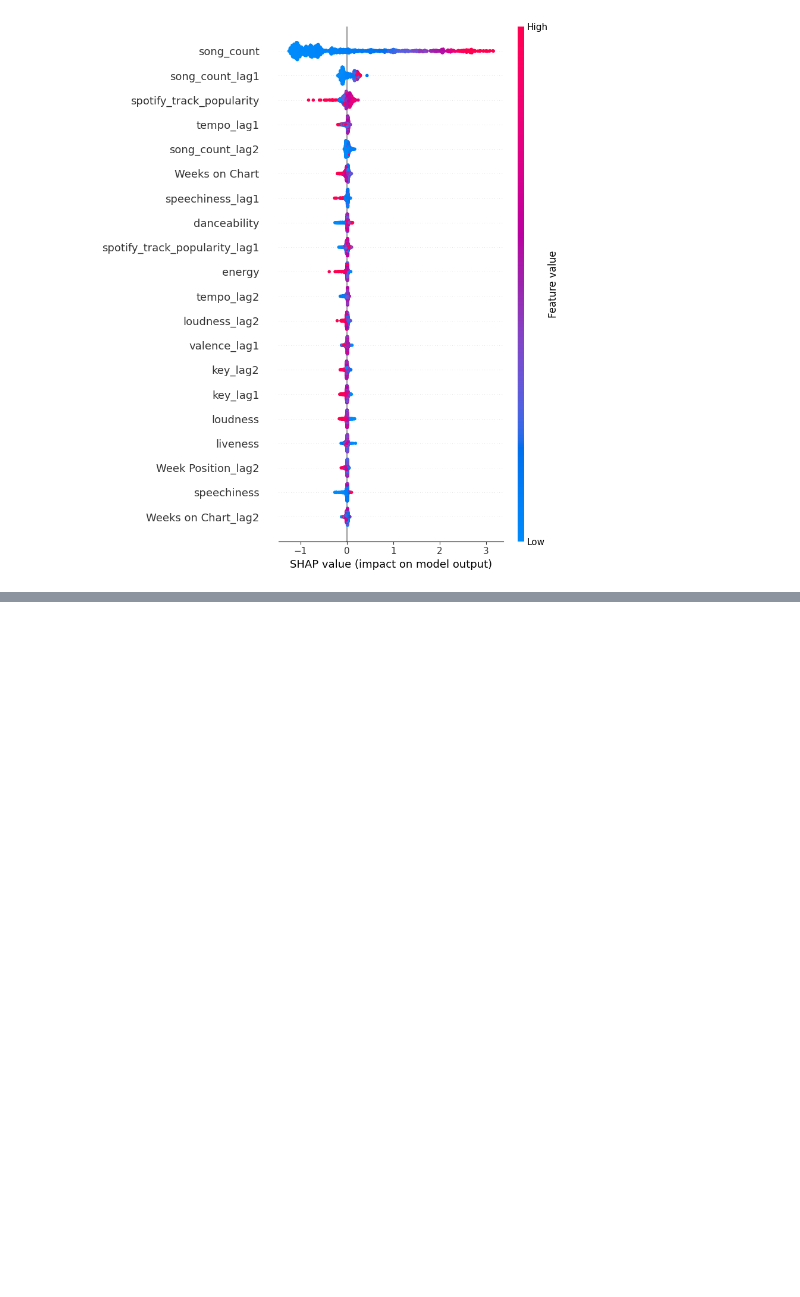
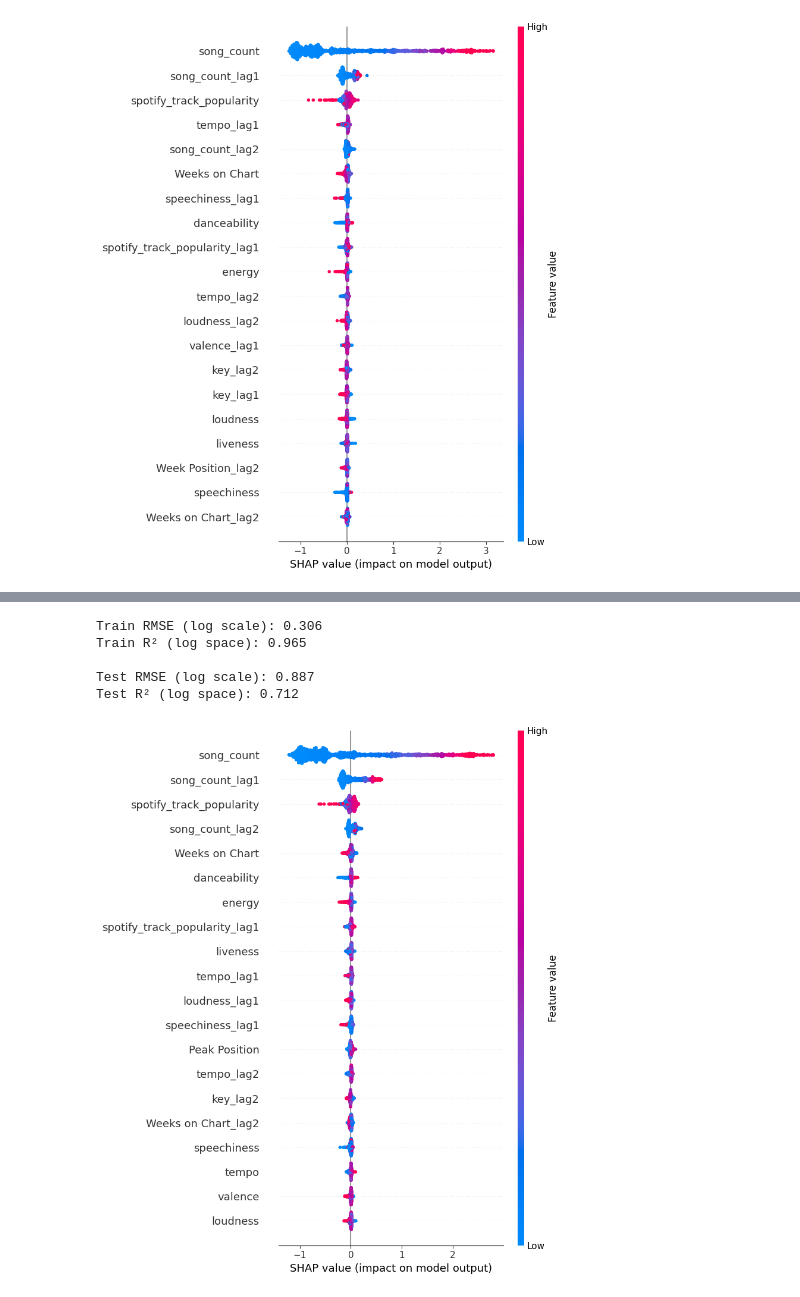
Before and after one commit to dcsajdak/MusicGenreTrends, a Jupyter notebook: MusicTrendForecasting.ipynb, the cells around one changed output, grey strips where cells are left out. Cells and saved outputs as stored; diff of their text form; code cells hidden in the pictures; blank space fills up the shorter version.

Commit message:
neural network done, xgb selected and trained as final model

```diff
--- a/MusicTrendForecasting.ipynb
+++ b/MusicTrendForecasting.ipynb
@@ -436,0 +597,44 @@ XGBoost performed really well and predictably did a better job than lasso regres
+# %%
+# get best parameters
+best_params = random_search.best_params_
+
+# fit final model with best parameters
+final_xgb_model = XGBRegressor(
+    **best_params,
+    random_state = 1
+)
+
+final_xgb_model.fit(X_train, y_train)
+
+# make predictions
+y_train_pred_log =final_xgb_model.predict(X_train)
+y_test_pred_log = final_xgb_model.predict(X_test)
+
+# evaluate
+rmse_log_train = root_mean_squared_error(y_train, y_train_pred_log)
+rmse_log_test = root_mean_squared_error(y_test, y_test_pred_log)
+r2_log_train = r2_score(y_train, y_train_pred_log)
+r2_log_test = r2_score(y_test, y_test_pred_log)
+
+print(f"Train RMSE (log scale): {rmse_log_train:.3f}")
+print(f"Train R² (log space): {r2_log_train:.3f}")
+print()
+print(f"Test RMSE (log scale): {rmse_log_test:.3f}")
+print(f"Test R² (log space): {r2_log_test:.3f}")
+# %% [output]
+Train RMSE (log scale): 0.306
+Train R² (log space): 0.965
+
+Test RMSE (log scale): 0.887
+Test R² (log space): 0.712
+# %%
+# SHAP values for feature importance, see how the model works
+explainer = shap.Explainer(final_xgb_model)
+
+# Compute SHAP values for test data
+shap_values = explainer(X_test)
+
+# Global feature importance (summary plot)
+shap.summary_plot(shap_values, X_test)
+# %% [output]
+[figure, added]
```
Also changed, not shown: parts of 11 cells of this notebook.
